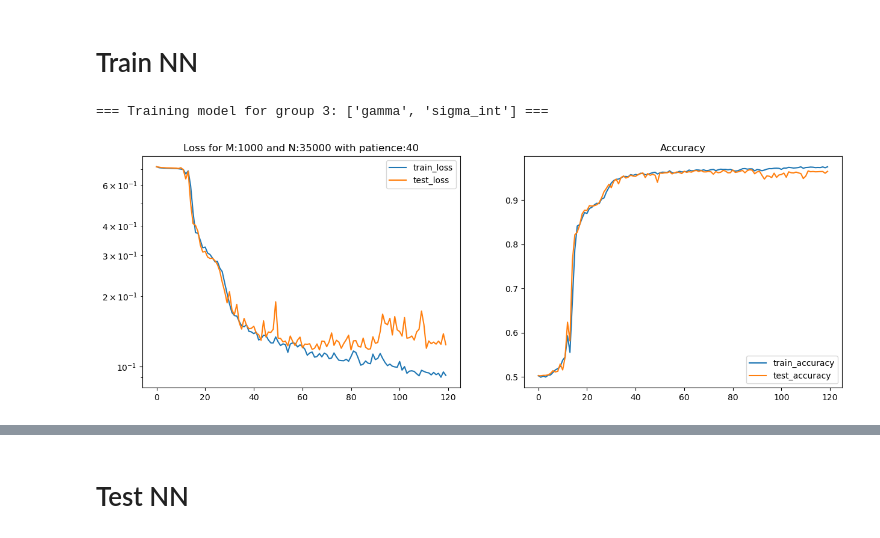
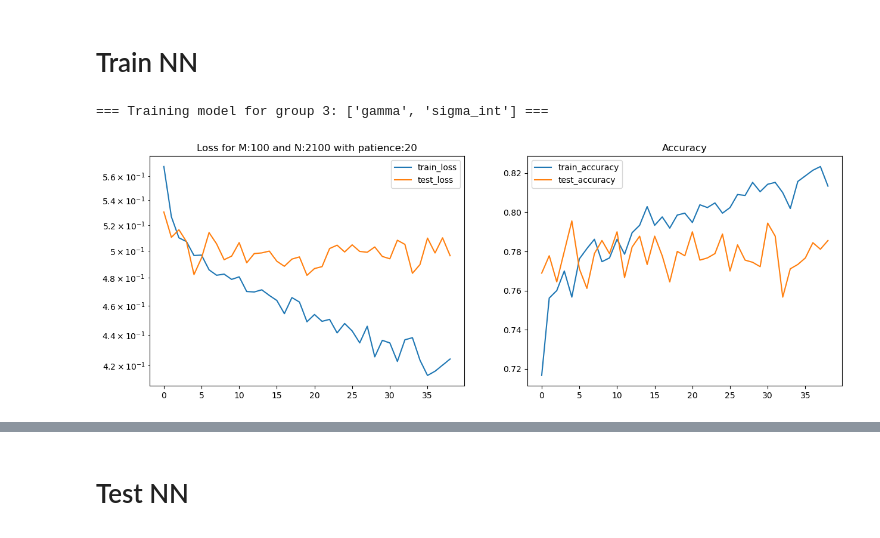
Before and after one commit to a-trigui/ximinf, a Jupyter notebook: notebooks/2_train_nn.ipynb, the cells around one changed output, grey strips where cells are left out. Drawn from its saved outputs; the diff is of its cells as text; code cells hidden in the pictures.

```diff
--- a/notebooks/2_train_nn.ipynb
+++ b/notebooks/2_train_nn.ipynb
@@ -66,8 +79,7 @@ GPU memory used: 44620 MB / 46068 MB
 # Import training data
 # %%
 # Path to the new HDF5 file
-# file_path = "../data/SIM/simulations_10000_100_alpha_beta_mabs_S_noerr.h5"
-file_path = "../data/SIM/simulations_10000_5_1000_brok_alpha_beta_gamma_sigma_XS.h5"
+file_path = "./data/SIM/simulations_new_priors_1000_3_brok_alpha_beta_gamma_sigma_XS.h5"
 
 with h5py.File(file_path, "r") as f:
     # Parameters: load directly as (N,) JAX arrays
@@ -82,7 +94,5 @@ M = next(iter(data.values())).shape[1]     # M SNe per simulation
 
 print(f"The file contains {N} simulations of size {M}")
 
-gc.collect()  # free memory immediately
-
-del f
+gc.collect()
 # %% [output]
@@ -298,10 +316,11 @@ K = len(param_names)  # total number of parameters
 mins = jnp.array([bounds[name]['min'] for name in param_names])
 maxs = jnp.array([bounds[name]['max'] for name in param_names])
 
-# LHS false parameters
-key, lhs_key = jax.random.split(key)
-lhs_samples = nntr.lhs_jax(lhs_key, K, N)
-false_params = mins + (maxs - mins) * lhs_samples   # (N,K)
+false_params = gsim.scan_params(ranges, N)
+false_params = jnp.stack(
+    [false_params[name] for name in param_names],
+    axis=1,   # (N, K)
+)
 
 # True params in array form
 param_true = jnp.stack([params[name] for name in param_names], axis=1)  # (N,K)
@@ -314,8 +333,4 @@ data_arrays = [data_padded[name] for name in data_names]
 data_stacked = jnp.stack(data_arrays, axis=-1)  # (N, M, n_cols)
 data_concat  = data_stacked.reshape(N, M * n_cols)
 
-gc.collect()  # free memory immediately
-
-del data_padded
-del data_stacked
-del data_arrays
+gc.collect()
@@ -420,8 +437,8 @@ for g, group in enumerate(param_groups):
 # Build a neural network
 # %%
 # Define the size of the different network layers
-Nsize_p = 64 #64
-Nsize_r = 128 #256
+Nsize_p = 16 #64
+Nsize_r = 32 #256
 
 n_cols = len(data_names)
 print('# of columns :', n_cols)
@@ -456,8 +473,8 @@ for g, group in enumerate(param_groups):
     )
 
     # Create DeepSetClassifier for this group
-    model_g = nntr.DeepSetClassifier( #nntr.
-        dropout_rate=0.1,
+    model_g = nntr.DeepSetClassifier(
+        dropout_rate=0.2,
         Nsize_p=Nsize_p,
         Nsize_r=Nsize_r,
         n_cols=n_cols,
@@ -474,15 +491,7 @@ for g, group in enumerate(param_groups):
         "visible_param_names": visible_param_names,
     })
 
-# ----------------------------
-# Flatten param_groups into a unique ordered list
-# ----------------------------
-global_param_names = []
-for group in param_groups:
-    group_list = [group] if isinstance(group, str) else group
-    for p in group_list:
-        if p not in global_param_names:
-            global_param_names.append(p)
+
 
 model_config = {
     "shared": {
@@ -513,14 +522,15 @@ Group 3: visible parameters = ['mabs', 'beta', 'alpha_low', 'alpha_high', 'gamma
 # %%
 # Early stopping parameters
 n_batch = 100
-patience = 40 #40
+patience = 20 #40
 epochs = 1000
 
 metrics_histories = []
 
-init_values = jnp.linspace(1e-3, 1e-3, len(all_group_param_slices))
+# init_values = jnp.linspace(3e-4, 3e-4, len(all_group_param_slices))
 # patiences   = jnp.linspace(40, 20,  len(all_group_param_slices))
 # epochss = [1,1,1,1000]
+init_values = [1e-3, 1e-3, 1e-3, 1e-3]
 
 for g, group_data in enumerate(all_group_param_slices):
 
@@ -568,31 +578,31 @@ for g, group_data in enumerate(all_group_param_slices):
     model_g, metrics_history, key = nntr.train_loop(
         model=models_per_group[g],
         optimizer=optimizer,
         train_data=train_data,
         train_labels=train_labels,
         test_data=test_data,
         test_labels=test_labels,
         key=key,
         epochs=epochs, #epochs #epochss[g]
         batch_size=batch_size,
         patience=patience,
         metrics_history={
             'train_loss': [],
             'train_accuracy': [],
             'test_loss': [],
             'test_accuracy': []
         },
         M=M,
         N=int(N * 0.7),
         cpu=cpu,
         gpu=gpu,
         group_id=g,
         group_params=param_groups[g],
         plot_flag=True,
     )
 
     models_per_group[g] = model_g
     metrics_histories.append(metrics_history)
 # %% [output]
 === Training model for group 3: ['gamma', 'sigma_int'] ===
-[figure, old version]
+[figure, new version]
```
Also changed, not shown: parts of 30 cells of this notebook, 5 other files.
